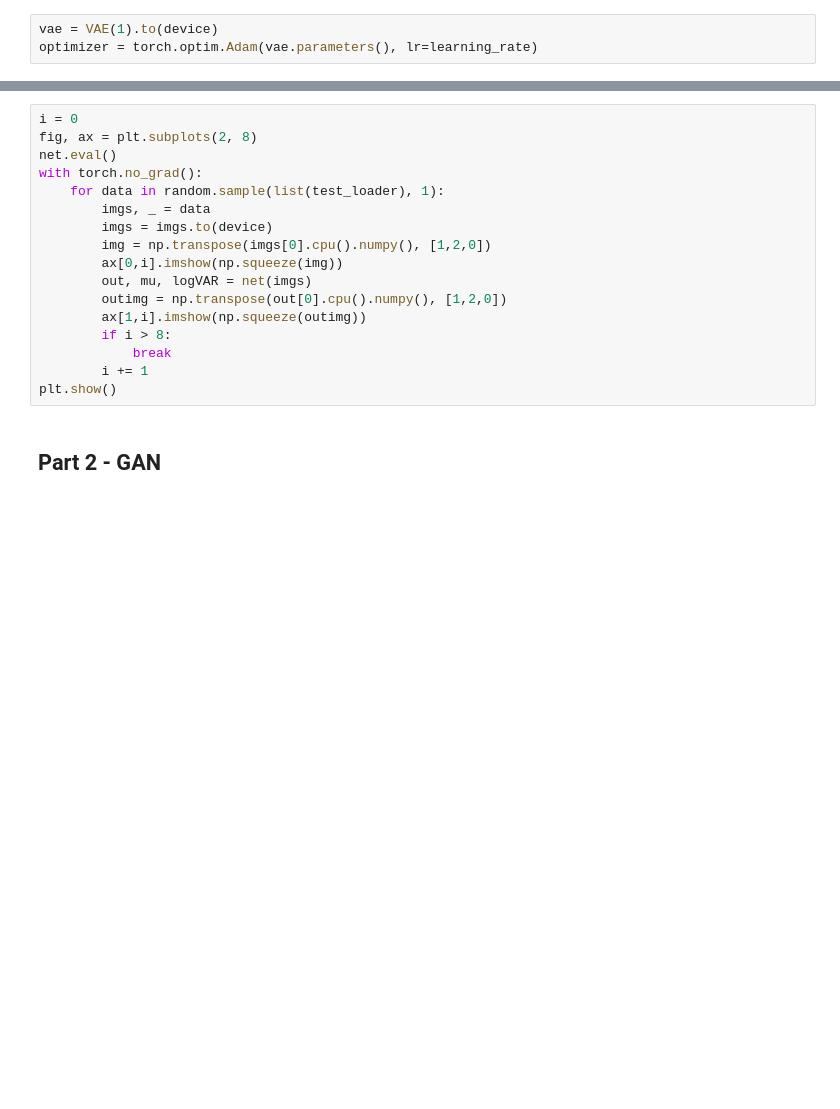
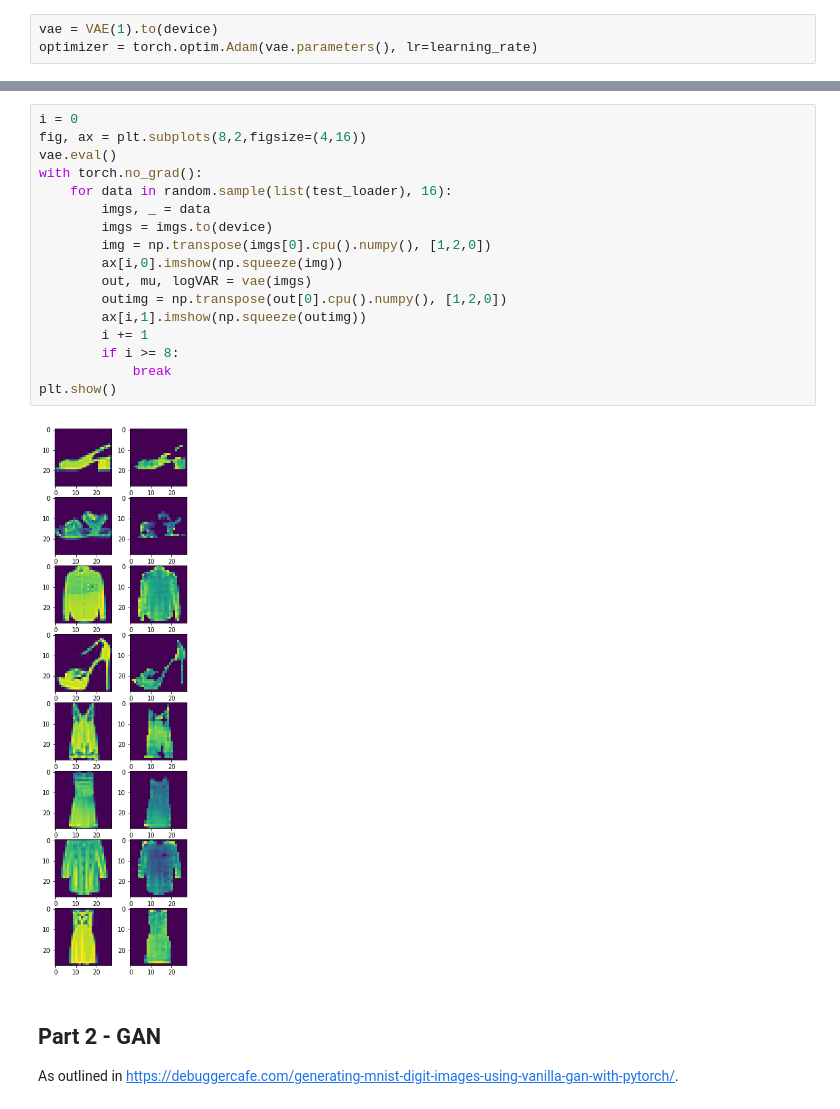
Before and after one commit to mnuryga/PIML, a Jupyter notebook: hw05/hw05.ipynb, the cells around one changed output, grey strips where cells are left out. Drawn from its saved outputs; the diff is of its cells as text; blank space fills up the shorter version.

```diff
--- a/hw05/hw05.ipynb
+++ b/hw05/hw05.ipynb
@@ -612,19 +624,22 @@ for epoch in range(num_epochs):
 # %%
 i = 0
-fig, ax = plt.subplots(2, 8)
-net.eval()
+fig, ax = plt.subplots(8,2,figsize=(4,16))
+vae.eval()
 with torch.no_grad():
-	for data in random.sample(list(test_loader), 1):
+	for data in random.sample(list(test_loader), 16):
 		imgs, _ = data
 		imgs = imgs.to(device)
 		img = np.transpose(imgs[0].cpu().numpy(), [1,2,0])
-		ax[0,i].imshow(np.squeeze(img))
-		out, mu, logVAR = net(imgs)
+		ax[i,0].imshow(np.squeeze(img))
+		out, mu, logVAR = vae(imgs)
 		outimg = np.transpose(out[0].cpu().numpy(), [1,2,0])
-		ax[1,i].imshow(np.squeeze(outimg))
-		if i > 8:
+		ax[i,1].imshow(np.squeeze(outimg))
+		i += 1
+		if i >= 8:
 			break
-		i += 1
 plt.show()
+# %% [output]
+[figure, added]
-# %% [markdown]
-## Part 2 - GAN
+# %% [markdown]
+## Part 2 - GAN
+As outlined in https://debuggercafe.com/generating-mnist-digit-images-using-vanilla-gan-with-pytorch/.
```
Also changed, not shown: parts of 18 cells of this notebook.
